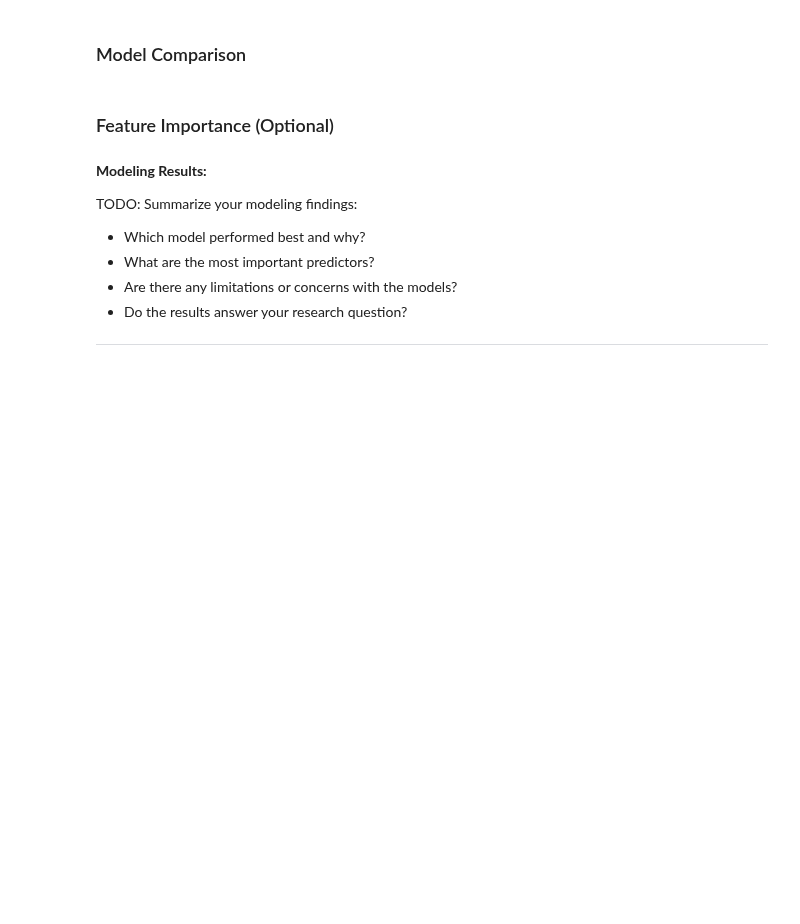
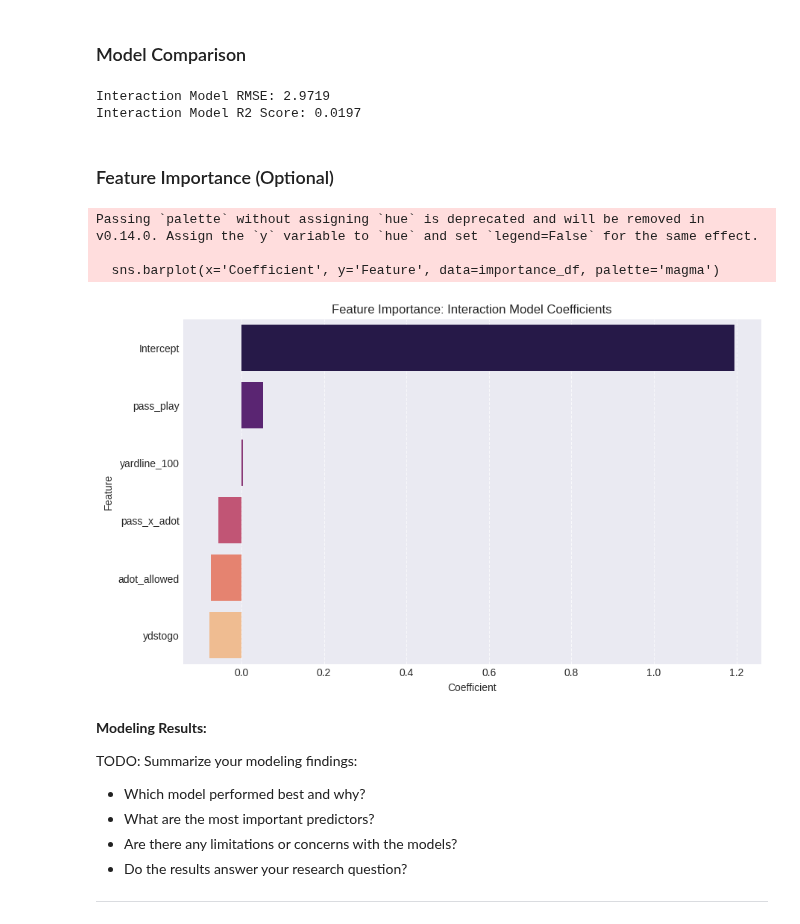
Before and after one commit to EdisonAyranisthebest/Eclipse_W26_Football, a Jupyter notebook: fourth_down_decision_epa_analysis (2).ipynb, the cells around one changed output. Saved outputs shown, nothing was run; the diff lists cells and outputs as text; code cells hidden in the pictures; blank space fills up the shorter version.

Commit message:
added model 2: interaction based linear regression, basic graph, need to add more

```diff
--- a/fourth_down_decision_epa_analysis (2).ipynb
+++ b/fourth_down_decision_epa_analysis (2).ipynb
@@ -963,0 +957,15 @@ pass
+# %%
+# TODO: Train and evaluate second model
+
+import statsmodels.api as sm
+import statsmodels.formula.api as smf
+
+# Create the interaction terms, shows how passing it interacts with what the defense does
+df_model['pass_x_adot'] = df_model['pass_play'] * df_model['adot_allowed']
+
+# EPA ~ Base Features + Interaction Term
+formula = "epa ~ ydstogo + yardline_100 + pass_play + adot_allowed + pass_x_adot"
+
+# fit the model using OLS (gives better statistical summaries for research)
+interaction_model = smf.ols(formula=formula, data=df_model).fit()
+print(interaction_model.summary())
@@ -976,26 +1002,58 @@ pass
 # })
 # display(results_df)
 
+
+from sklearn.metrics import mean_squared_error, r2_score
+
+# predictions
+y_pred = interaction_model.predict(df_model)
+
+# Metrics
+rmse = np.sqrt(mean_squared_error(df_model['epa'], y_pred))
+r2 = r2_score(df_model['epa'], y_pred)
+
+print(f"Interaction Model RMSE: {rmse:.4f}")
+print(f"Interaction Model R2 Score: {r2:.4f}")
 pass
+# %% [output]
+Interaction Model RMSE: 2.9719
+Interaction Model R2 Score: 0.0197
 # %% [markdown]
 ### Feature Importance (Optional)
 # %%
 # TODO: Analyze feature importance (if applicable)
 # if hasattr(model, 'feature_importances_'):
 #     importance_df = pd.DataFrame({
 #         'Feature': X.columns,
 #         'Importance': model.feature_importances_
 #     }).sort_values('Importance', ascending=False)
 #
 #     plt.figure(figsize=(10, 6))
 #     plt.barh(importance_df['Feature'], importance_df['Importance'])
 #     plt.xlabel('Importance')
 #     plt.title('Feature Importance')
 #     plt.gca().invert_yaxis()
 #     plt.tight_layout()
 #     plt.show()
 
-pass
+
+# df of coefficients for visualization
+importance_df = pd.DataFrame({
+    'Feature': interaction_model.params.index,
+    'Coefficient': interaction_model.params.values
+}).sort_values(by='Coefficient', ascending=False)
+
+# Plotting
+plt.figure(figsize=(10, 6))
+sns.barplot(x='Coefficient', y='Feature', data=importance_df, palette='magma')
+plt.title('Feature Importance: Interaction Model Coefficients')
+plt.grid(axis='x', linestyle='--', alpha=0.7)
+plt.show()
+# %% [output]
+Passing `palette` without assigning `hue` is deprecated and will be removed in v0.14.0. Assign the `y` variable to `hue` and set `legend=False` for the same effect.
+
+  sns.barplot(x='Coefficient', y='Feature', data=importance_df, palette='magma')
+[figure, added]
 # %% [markdown]
 **Modeling Results:**
 
```
Also changed, not shown: parts of 11 cells of this notebook.
